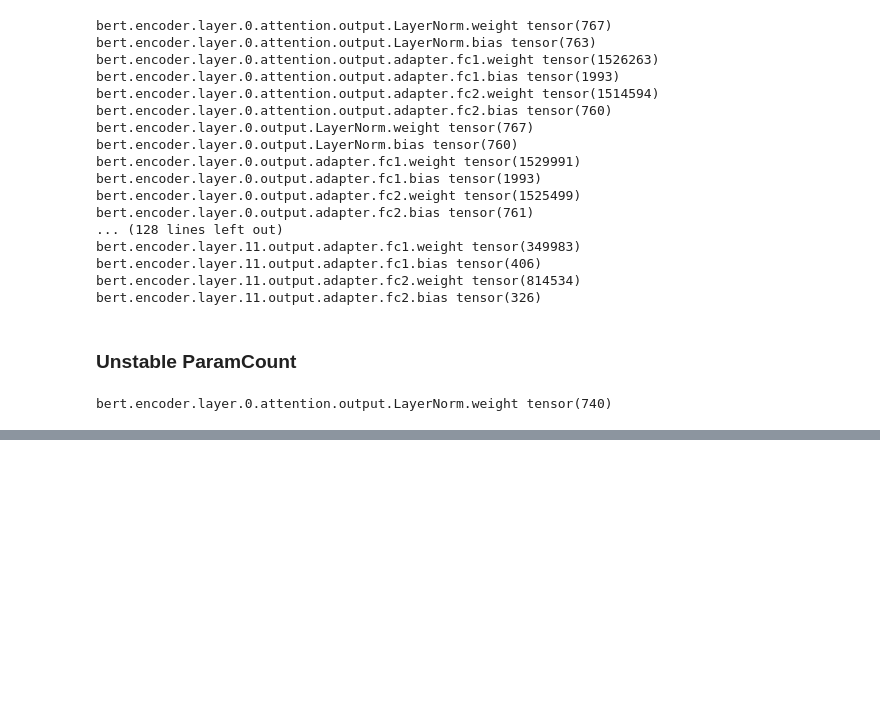
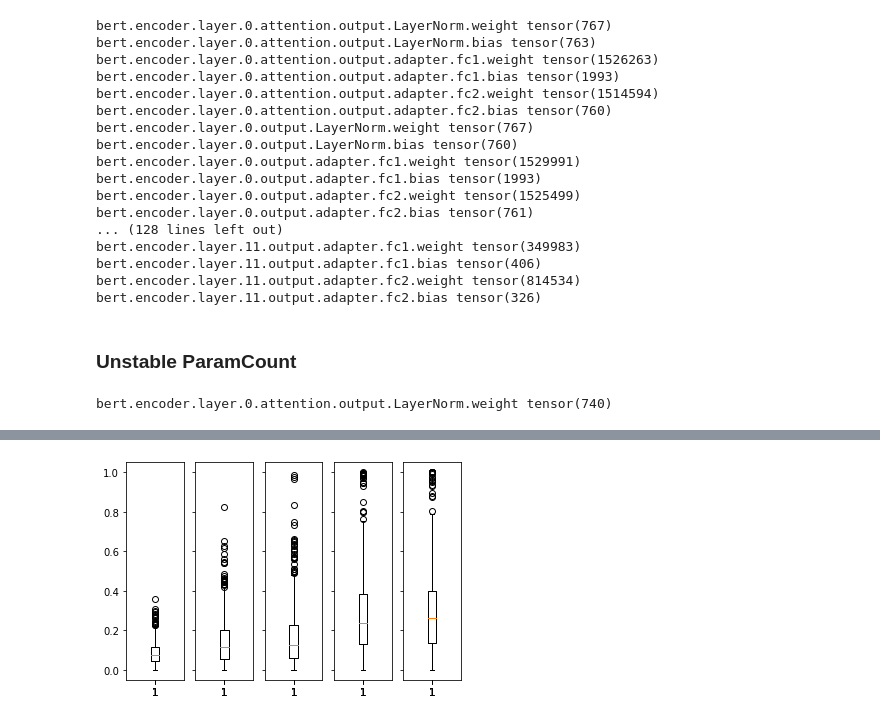
Before and after one commit to itsmemala/FABR, a Jupyter notebook: CL_Metrics.ipynb, the cells around one changed output, grey strips where cells are left out. Saved outputs shown, nothing was run; the diff lists cells and outputs as text; code cells hidden in the pictures; blank space fills up the shorter version.

```diff
--- a/CL_Metrics.ipynb
+++ b/CL_Metrics.ipynb
@@ -387,0 +441,10 @@ bert.encoder.layer.0.attention.output.LayerNorm.weight tensor(740)
+# %%
+fig, axs = plt.subplots(1, 5, sharex='all', sharey='all')
+for i in [1,2,3,4,5]:
+    for k,v in alpha['random0seed0model'+str(i)].items():
+        if 'layer.8' in k:
+            y=v.flatten().numpy()
+            axs[i-1].boxplot(y)
+            break
+# %% [output]
+[figure, added]
```
Also changed, not shown: parts of 36 cells of this notebook, 7 other files.
